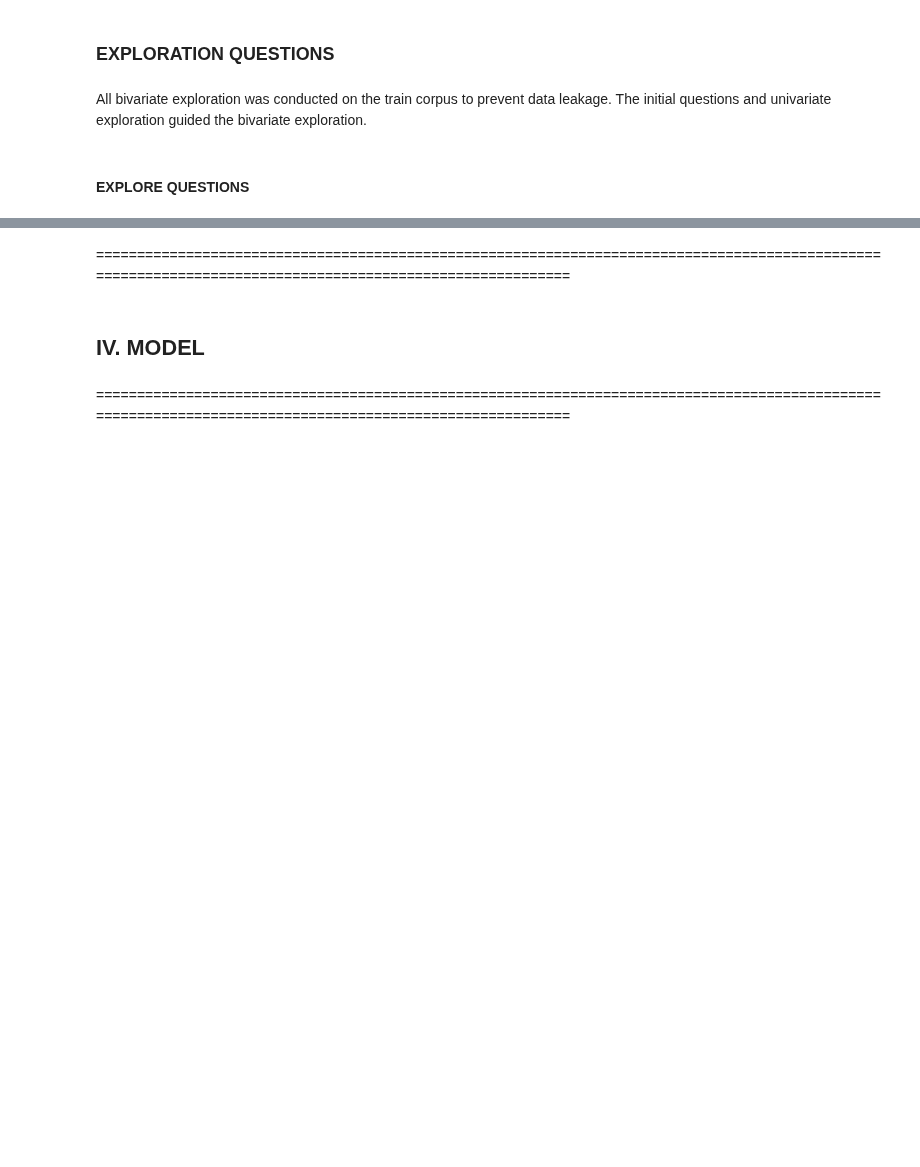
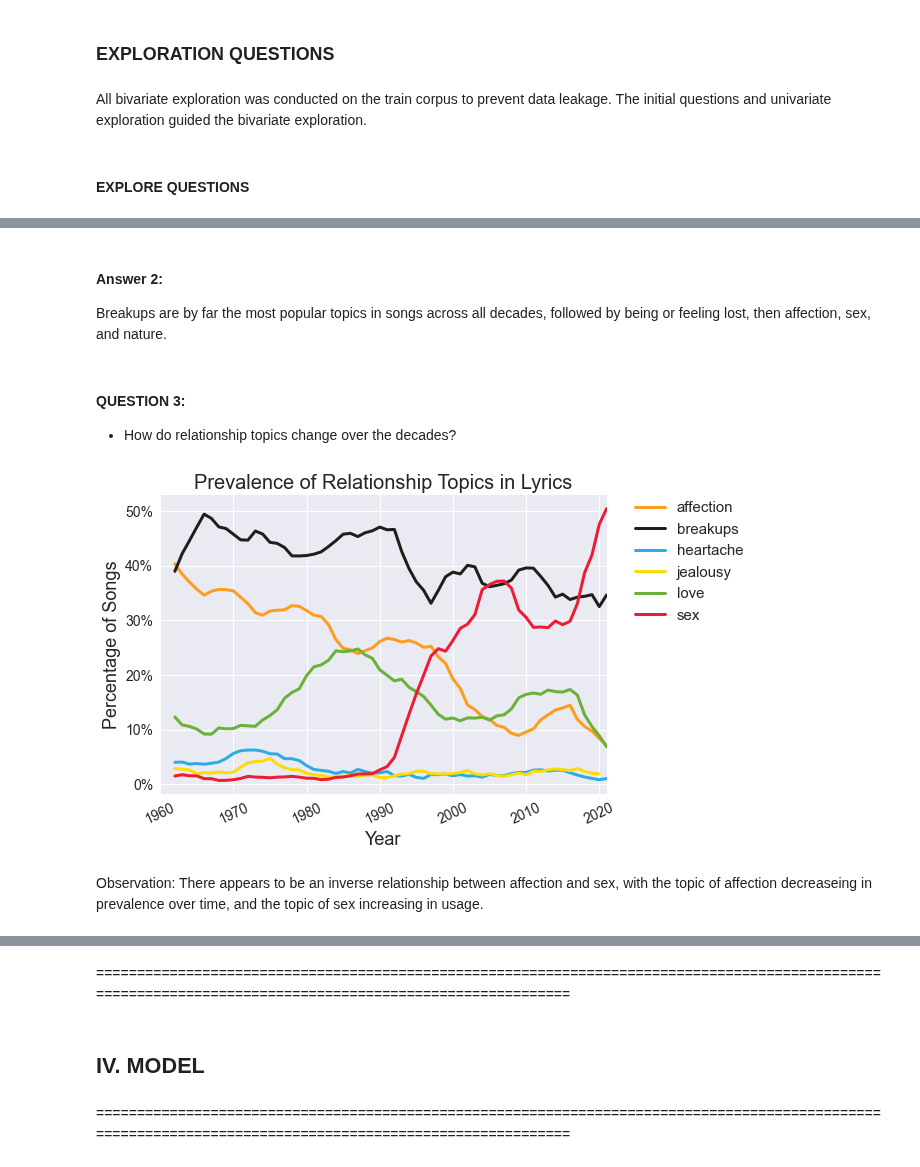
Before and after one commit to CBRJ-Lyrical-Metrics/lyrical-evolution-capstone, a Jupyter notebook: Final/final_report.ipynb, the cells around one changed output, grey strips where cells are left out. Saved outputs shown, nothing was run; the diff lists cells and outputs as text; code cells hidden in the pictures; blank space fills up the shorter version.

```diff
--- a/Final/final_report.ipynb
+++ b/Final/final_report.ipynb
@@ -244,0 +263,13 @@ All bivariate exploration was conducted on the train corpus to prevent data leak
+# %% [markdown]
+#### Answer 2:
+Breakups are by far the most popular topics in songs across all decades, followed by being or feeling lost, then affection, sex, and nature.
+# %% [markdown]
+#### QUESTION 3:
+- How do relationship topics change over the decades?
+# %%
+explore.relationship_line(df)
+# %% [output]
+[figure, added]
+# %% [markdown]
+Observation:
+There appears to be an inverse relationship between affection and sex, with the topic of affection decreaseing in prevalence over time, and the topic of sex increasing in usage.
```
Also changed, not shown: parts of 28 cells of this notebook, 5 other files.
